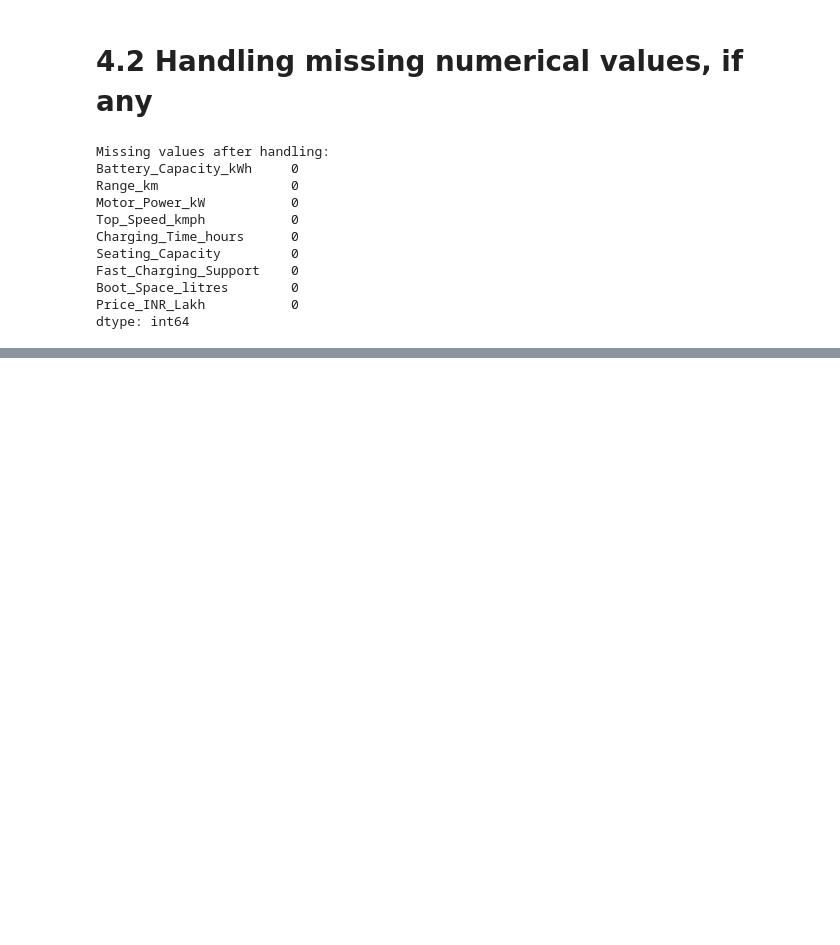
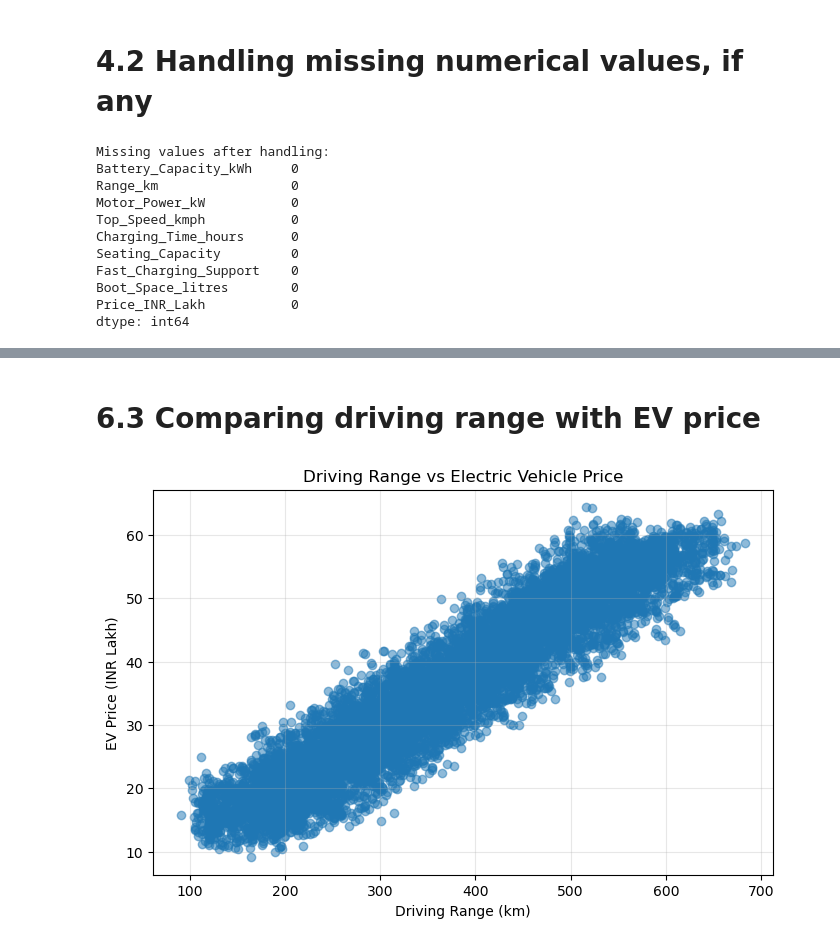
Before and after one commit to praveenya1374/ai-project-team-75, a Jupyter notebook: src/AI PROJECT MAIN CODE FILE.ipynb, the cells around one changed output, grey strips where cells are left out. Saved outputs shown, nothing was run; the diff lists cells and outputs as text; code cells hidden in the pictures; blank space fills up the shorter version.

```diff
--- a/src/AI PROJECT MAIN CODE FILE.ipynb
+++ b/src/AI PROJECT MAIN CODE FILE.ipynb
@@ -128,0 +209,20 @@ dtype: int64
+# %% [markdown]
+# 6.3 Comparing driving range with EV price
+# %%
+
+plt.figure(figsize=(8, 5))
+
+plt.scatter(
+    df["Range_km"],
+    df["Price_INR_Lakh"],
+    alpha=0.5
+)
+
+plt.xlabel("Driving Range (km)")
+plt.ylabel("EV Price (INR Lakh)")
+plt.title("Driving Range vs Electric Vehicle Price")
+
+plt.grid(alpha=0.3)
+plt.show()
+# %% [output]
+[figure, added]
```
Also changed, not shown: parts of 11 cells of this notebook.
